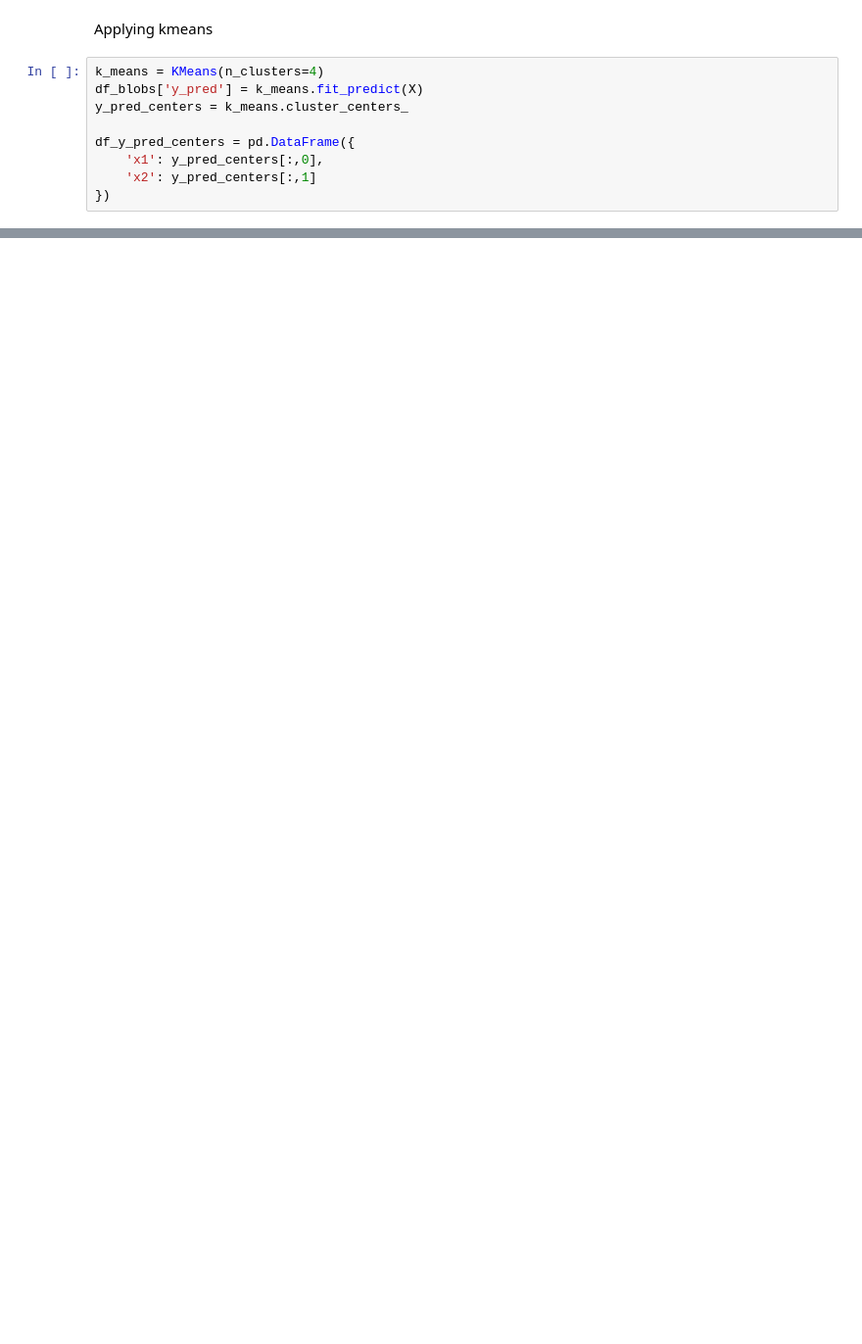
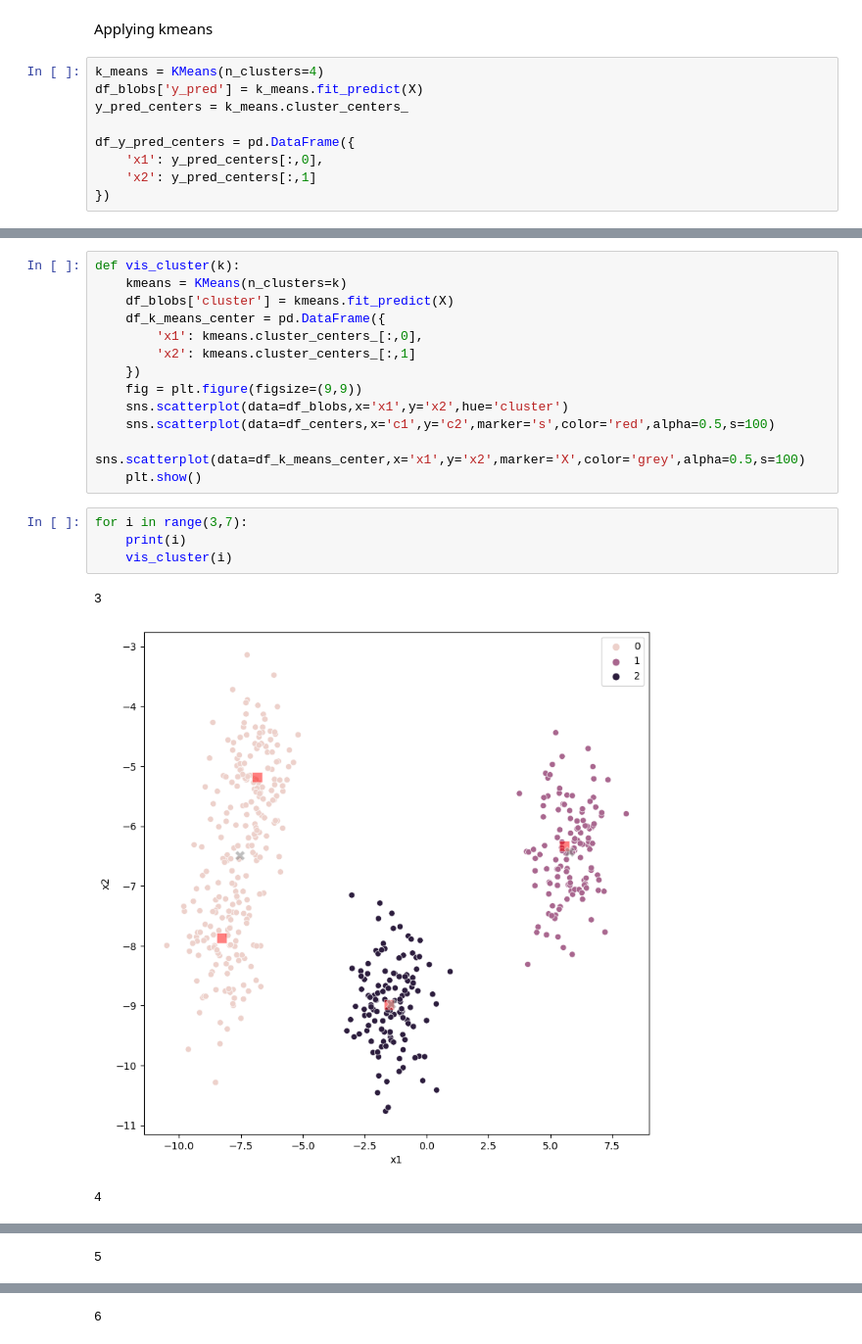
Before and after one commit to alejo-cuello/first-steps-data-science, a Jupyter notebook: 01-exercise.ipynb, the cells around one changed output, grey strips where cells are left out. Shown: that part at 98% size. Saved outputs shown, nothing was run; the diff lists cells and outputs as text; blank space fills up the shorter version.

```diff
--- a/01-exercise.ipynb
+++ b/01-exercise.ipynb
@@ -64,0 +76,21 @@ sns.scatterplot(data=df_y_pred_centers,x='x1',y='x2',marker='X',color='grey',alp
+# %%
+def vis_cluster(k):
+    kmeans = KMeans(n_clusters=k)
+    df_blobs['cluster'] = kmeans.fit_predict(X)
+    df_k_means_center = pd.DataFrame({
+        'x1': kmeans.cluster_centers_[:,0],
+        'x2': kmeans.cluster_centers_[:,1]
+    })
+    fig = plt.figure(figsize=(9,9))
+    sns.scatterplot(data=df_blobs,x='x1',y='x2',hue='cluster')
+    sns.scatterplot(data=df_centers,x='c1',y='c2',marker='s',color='red',alpha=0.5,s=100)
+    sns.scatterplot(data=df_k_means_center,x='x1',y='x2',marker='X',color='grey',alpha=0.5,s=100)
+    plt.show()
+# %%
+for i in range(3,7):
+    print(i)
+    vis_cluster(i)
+# %% [output]
+3
+[figure, added]
+4
@@ -64,0 +98 @@ sns.scatterplot(data=df_y_pred_centers,x='x1',y='x2',marker='X',color='grey',alp
+5
@@ -64,0 +100 @@ sns.scatterplot(data=df_y_pred_centers,x='x1',y='x2',marker='X',color='grey',alp
+6
```
Also changed, not shown: parts of 10 cells of this notebook.
